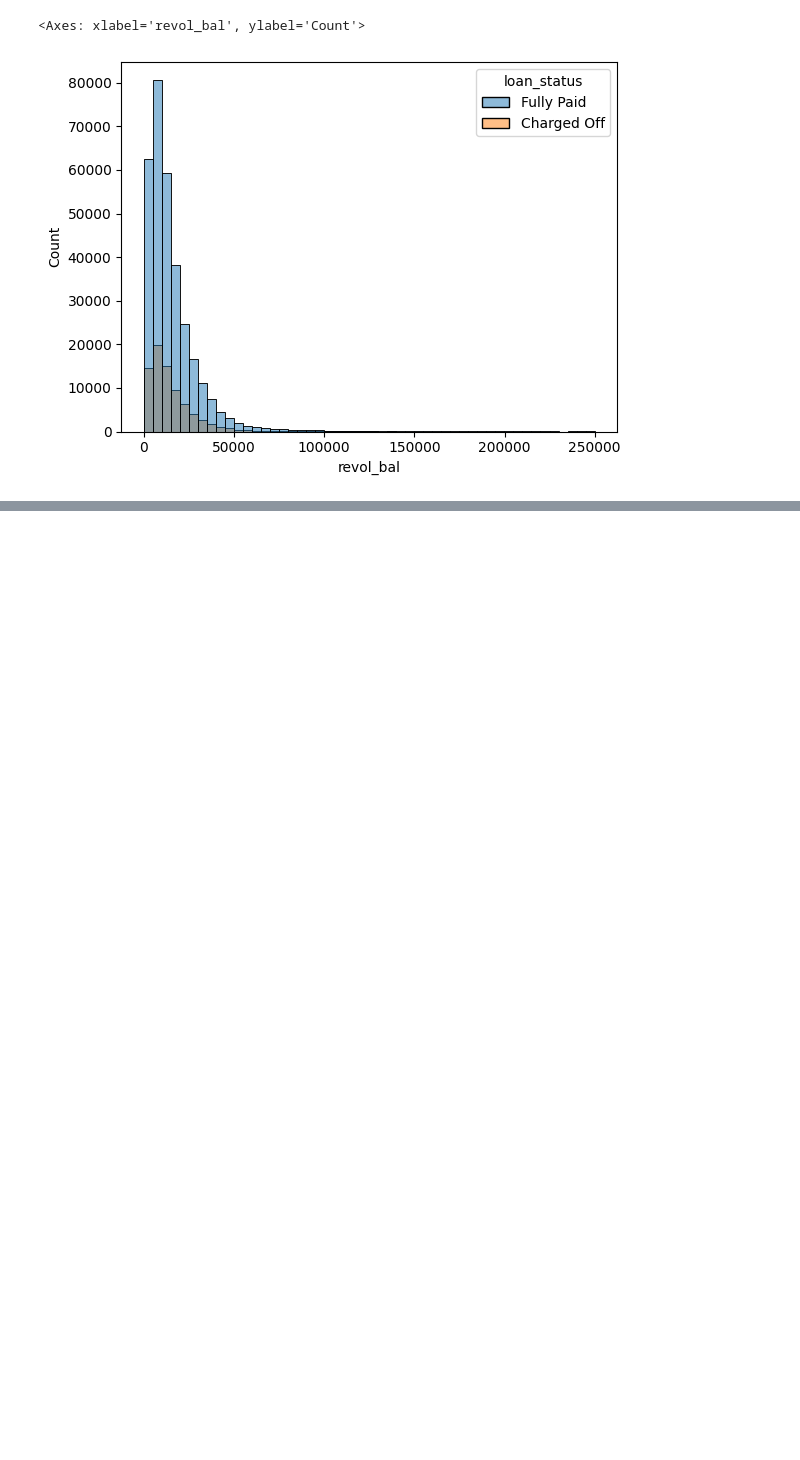
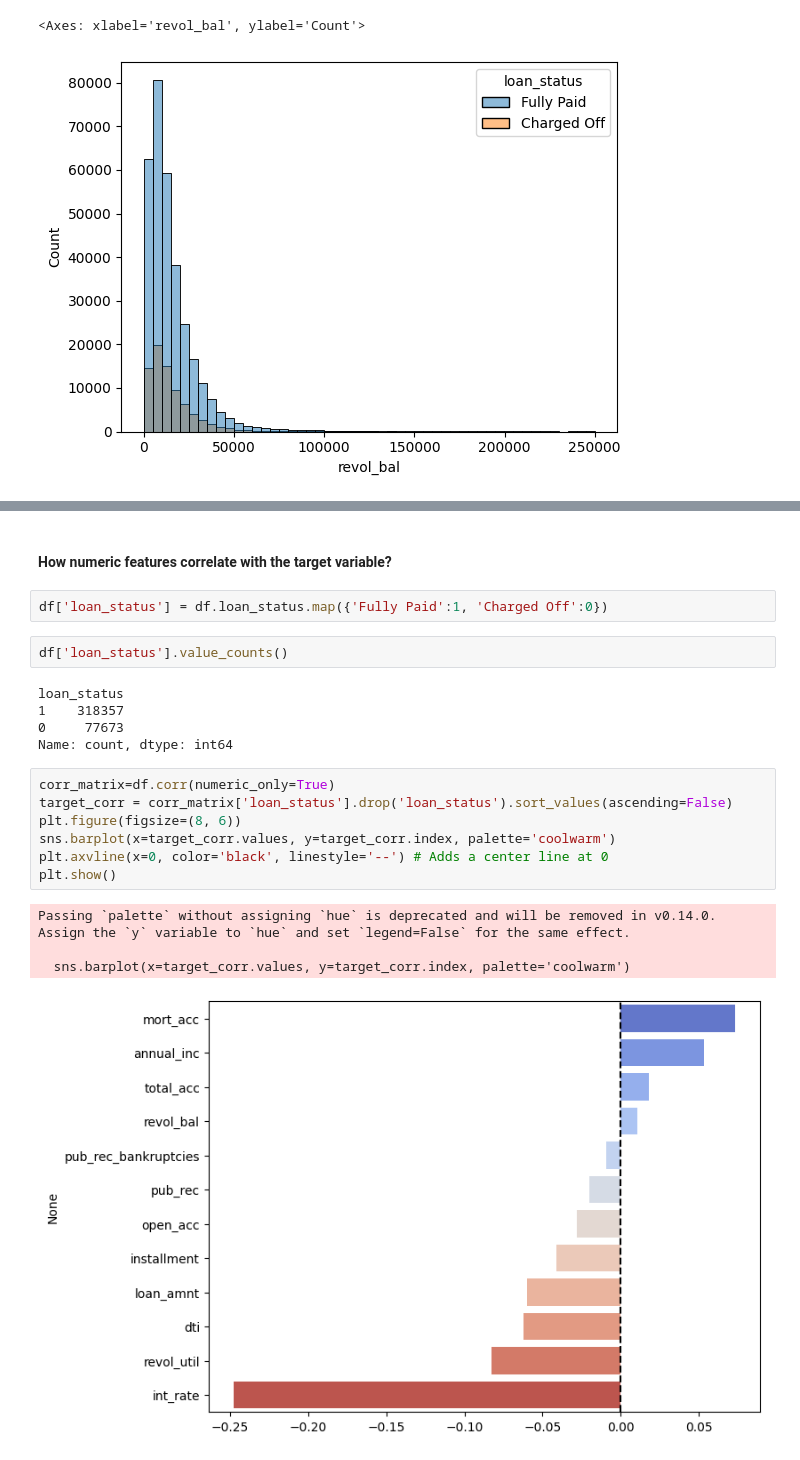
Before and after one commit to Debasishsaha123/Loan-default-prediction-ML-Projects, a Jupyter notebook: data_understanding.ipynb, the cells around one changed output, grey strips where cells are left out. Drawn from its saved outputs; the diff is of its cells as text; blank space fills up the shorter version.

```diff
--- a/data_understanding.ipynb
+++ b/data_understanding.ipynb
@@ -386,0 +397,23 @@ sns.histplot(
+# %% [markdown]
+#### How numeric features correlate with the target variable?
+# %%
+df['loan_status'] = df.loan_status.map({'Fully Paid':1, 'Charged Off':0})
+# %%
+df['loan_status'].value_counts()
+# %% [output]
+loan_status
+1    318357
+0     77673
+Name: count, dtype: int64
+# %%
+corr_matrix=df.corr(numeric_only=True)
+target_corr = corr_matrix['loan_status'].drop('loan_status').sort_values(ascending=False)
+plt.figure(figsize=(8, 6))
+sns.barplot(x=target_corr.values, y=target_corr.index, palette='coolwarm')
+plt.axvline(x=0, color='black', linestyle='--') # Adds a center line at 0
+plt.show()
+# %% [output]
+Passing `palette` without assigning `hue` is deprecated and will be removed in v0.14.0. Assign the `y` variable to `hue` and set `legend=False` for the same effect.
+
+  sns.barplot(x=target_corr.values, y=target_corr.index, palette='coolwarm')
+[figure, added]
```
Also changed, not shown: parts of 3 cells of this notebook, 2 other files.
